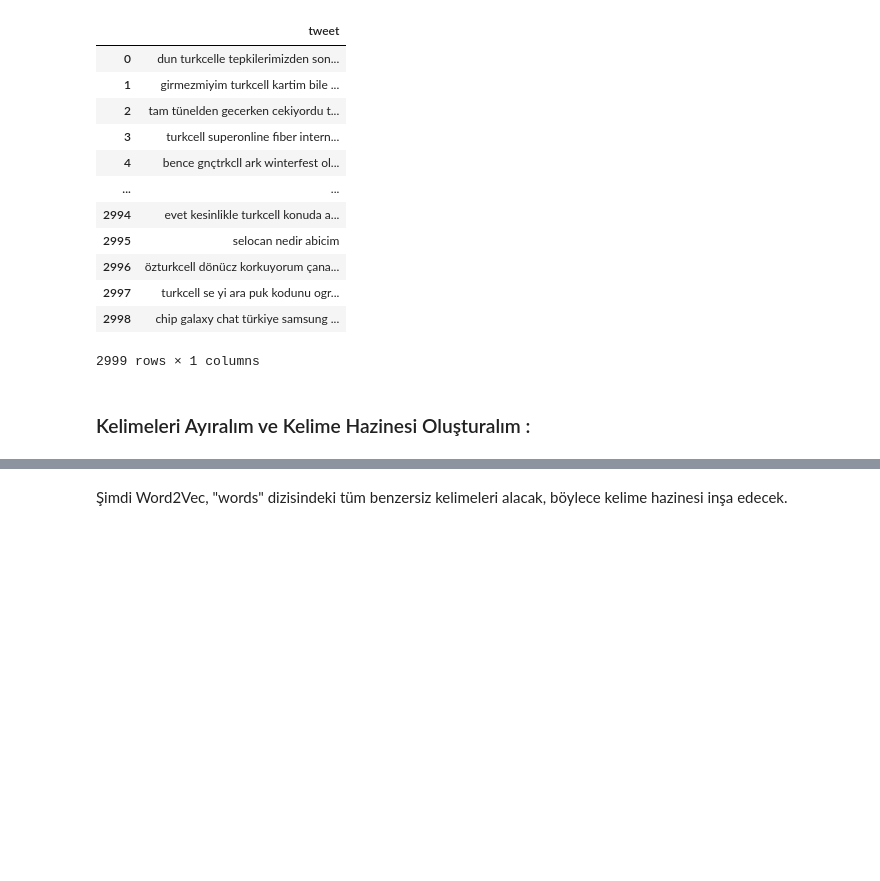
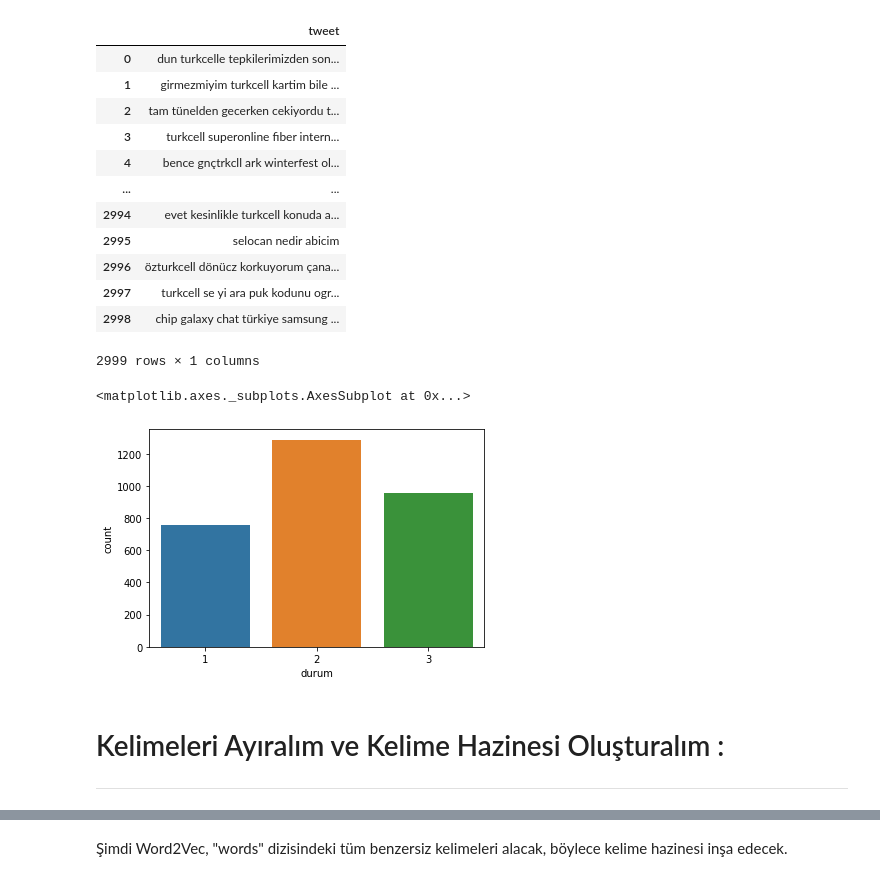
Before and after one commit to onur-kantar/Text-Classification, a Jupyter notebook: Word2Vec.ipynb, the cells around one changed output, grey strips where cells are left out. Drawn from its saved outputs; the diff is of its cells as text; code cells hidden in the pictures; blank space fills up the shorter version.

```diff
--- a/Word2Vec.ipynb
+++ b/Word2Vec.ipynb
@@ -151,8 +156,15 @@ pd.DataFrame(data=x)
 | 2997 | turkcell se yi ara puk kodunu ogr... |
 | 2998 | chip galaxy chat türkiye samsung ... |
 2999 rows × 1 columns
+# %%
+sns.countplot(y)
+# %% [output]
+<matplotlib.axes._subplots.AxesSubplot at 0x...>
+[figure, added]
 # %% [markdown]
-### Kelimeleri Ayıralım ve Kelime Hazinesi Oluşturalım :
+# Kelimeleri Ayıralım ve Kelime Hazinesi Oluşturalım :
+
+---
 # %%
 words = []
 for i in x:
```
Also changed, not shown: parts of 34 cells of this notebook, 8 other files.
